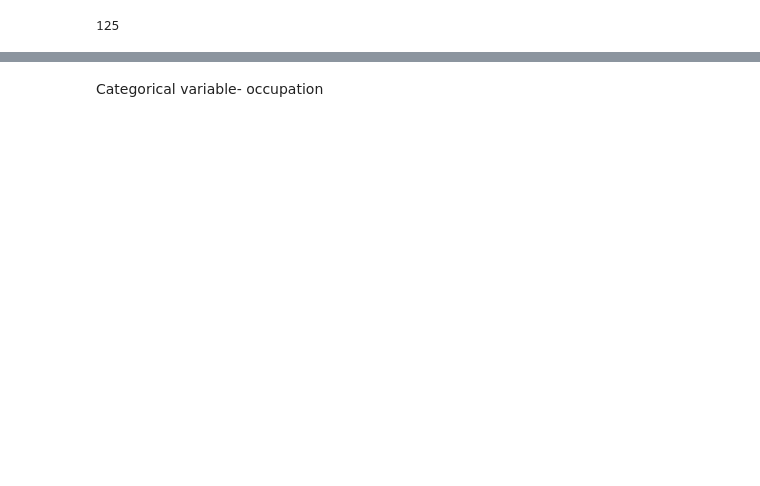
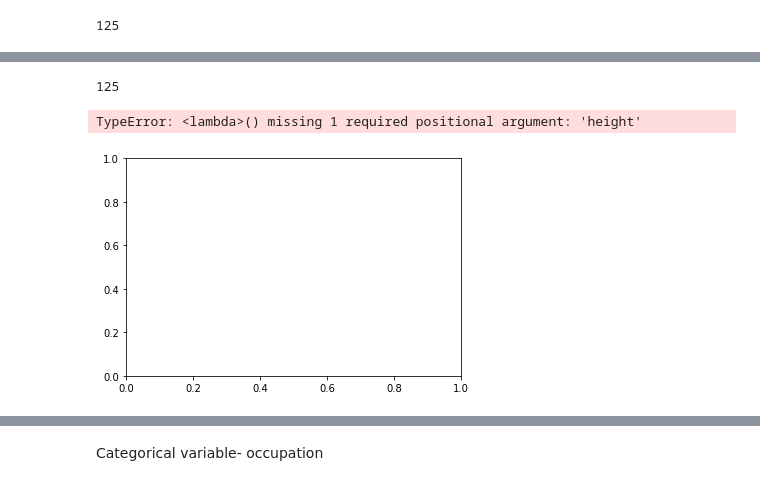
Before and after one commit to mikequaid/Proj-Prog, a Jupyter notebook: Simulation.ipynb, the cells around one changed output, grey strips where cells are left out. Drawn from its saved outputs; the diff is of its cells as text; code cells hidden in the pictures; blank space fills up the shorter version.

```diff
--- a/Simulation.ipynb
+++ b/Simulation.ipynb
@@ -118 +99,24 @@ len(dept)
+# %%
+o=np.random.choice(["Agriculture","Construction","Wholesale and retail","Transportation","Accommodation","ICT","Professional",
+                    "Administration","Public","Education","Health","Health","FS","Other"], 125,
+                   p=[0.052,0.068,0.133,0.045,0.073,0.044,0.056,0.035,0.048,0.076,0.123,0.195,0.048,0.004])
+o
+len(o) # Confirming that number of occupation groups is 125
+# %% [output]
+125
+# %%
+plt.bar(o)
+#o.plot.bar(figsize=(14,7))
+objects = ('Python', 'C++', 'Java', 'Perl', 'Scala', 'Lisp')
+y_pos = np.arange(len(objects))
+performance = [10,8,6,4,2,1]
+
+plt.bar(y_pos, performance, align='center', alpha=0.5)
+plt.xticks(y_pos, objects)
+plt.ylabel('Usage')
+plt.title('Programming language usage')
+plt.show()
+# %% [output]
+TypeError: <lambda>() missing 1 required positional argument: 'height'
+[figure, added]
 # %%
```
Also changed, not shown: parts of 26 cells of this notebook.
